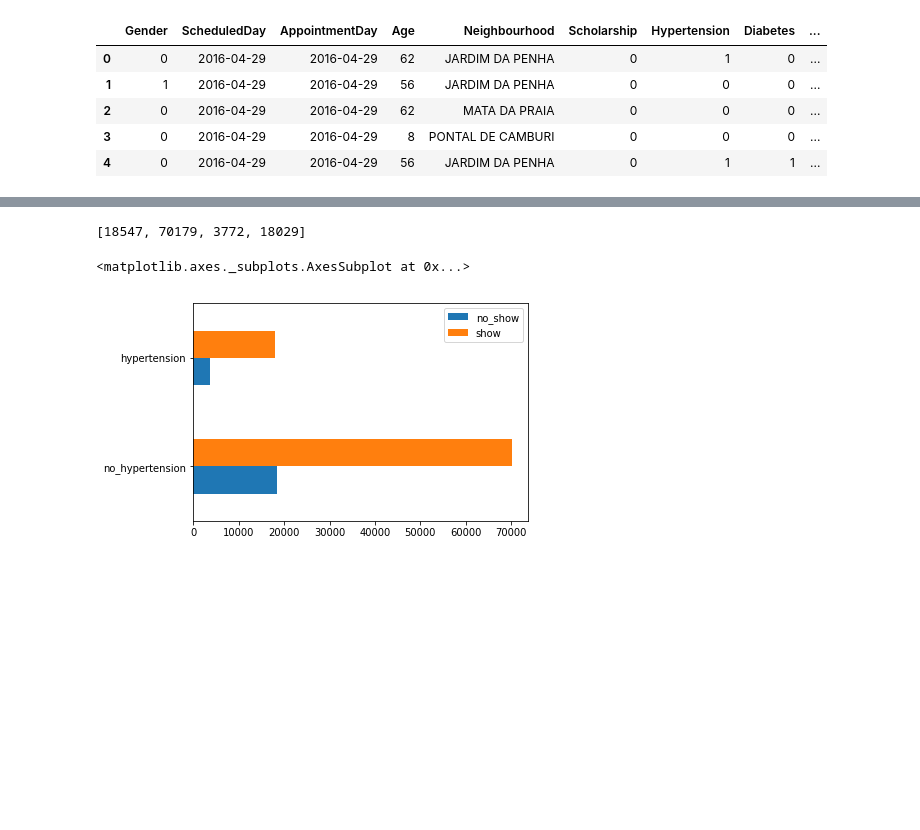
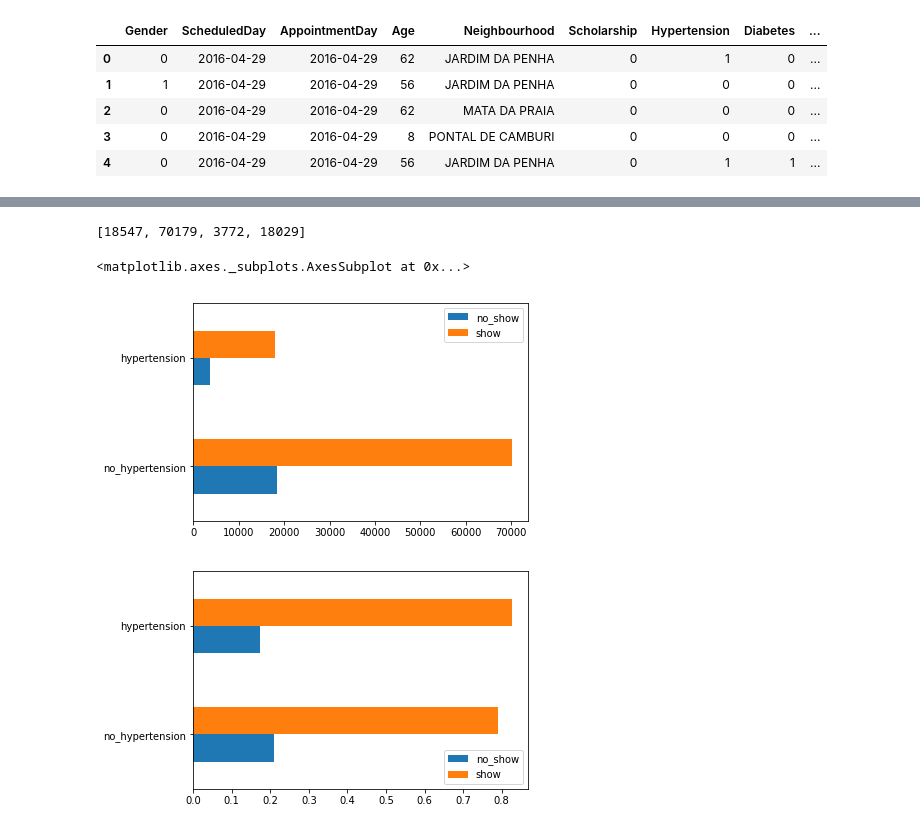
Before and after one commit to silicon-valley-gods-eye/Medical-Appointment-No-Shows, a Jupyter notebook: main.ipynb, the cells around one changed output, grey strips where cells are left out. Cells and saved outputs as stored; diff of their text form; code cells hidden in the pictures; blank space fills up the shorter version.

```diff
--- a/main.ipynb
+++ b/main.ipynb
@@ -103,22 +125,33 @@ gender_df.plot(kind='barh')
 # %%
 hypertension = df['Hypertension'].tolist()
 noshow = df['NoShow'].tolist()
 
 hypertension_noshow_list = []
 for i in range(len(df)):
     hypertension_noshow_list.append((hypertension[i], noshow[i]))
 np.array(hypertension_noshow_list)
 
 no_hypertension_noshow = hypertension_noshow_list.count((0,1))
 no_hypertension_show = hypertension_noshow_list.count((0,0))
 hypertension_noshow = hypertension_noshow_list.count((1,1))
 hypertension_show = hypertension_noshow_list.count((1,0))
 print([no_hypertension_noshow, no_hypertension_show, hypertension_noshow, hypertension_show])
 
 hypertension_df = pd.DataFrame({'no_show':[no_hypertension_noshow, hypertension_noshow], 'show':[no_hypertension_show, hypertension_show]},
                       index=['no_hypertension', 'hypertension'])
 hypertension_df.plot(kind='barh')
+
+# 비율로 구하기
+no_hypertension_noshow_r = no_hypertension_noshow / (no_hypertension_noshow + no_hypertension_show)
+no_hypertension_show_r = no_hypertension_show / (no_hypertension_noshow + no_hypertension_show)
+hypertension_noshow_r = hypertension_noshow / (hypertension_noshow + hypertension_show)
+hypertension_show_r = hypertension_show / (hypertension_noshow + hypertension_show)
+
+hypertension_df = pd.DataFrame({'no_show':[no_hypertension_noshow_r, hypertension_noshow_r], 'show':[no_hypertension_show_r, hypertension_show_r]},
+                      index=['no_hypertension', 'hypertension'])
+hypertension_df.plot(kind='barh')
 # %% [output]
 [18547, 70179, 3772, 18029]
 <matplotlib.axes._subplots.AxesSubplot at 0x...>
 [figure]
+[figure, added]
```
Also changed, not shown: parts of 4 cells of this notebook.
